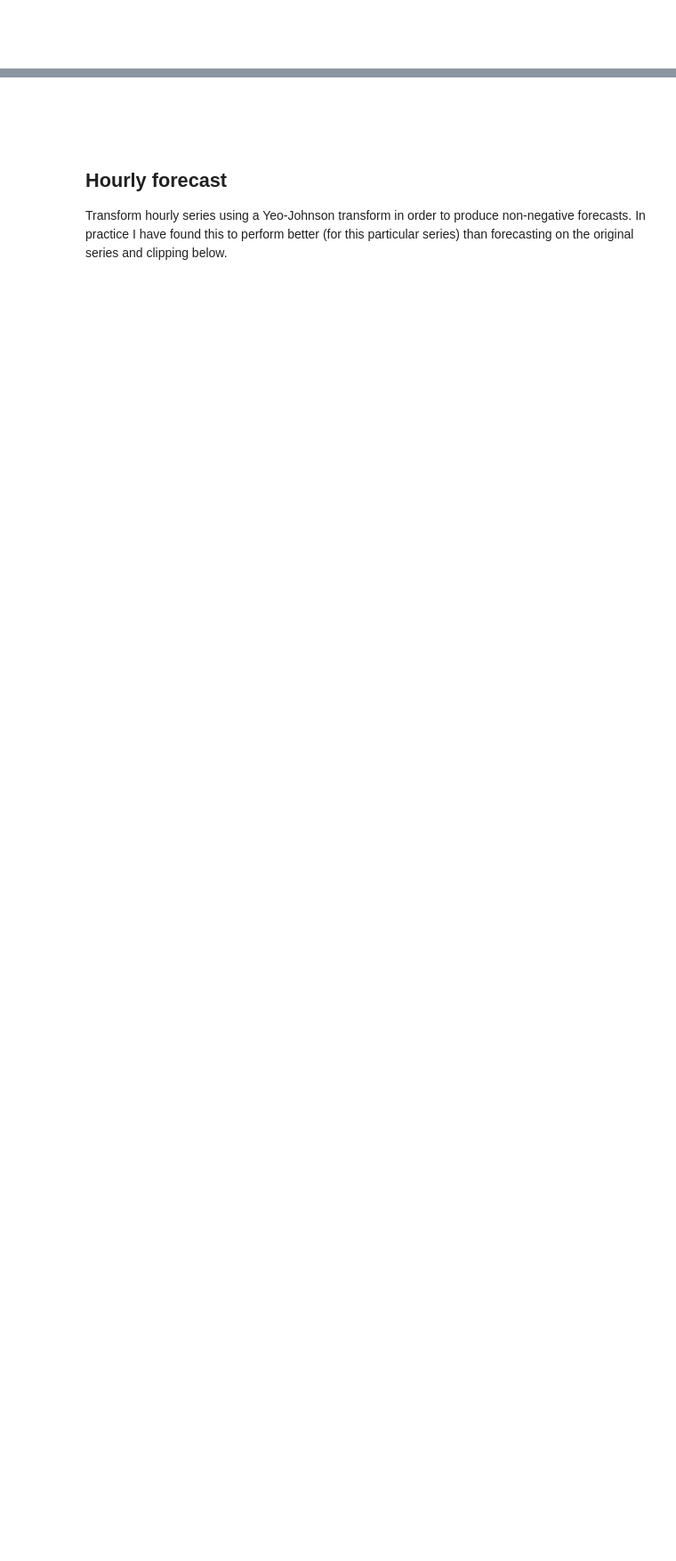
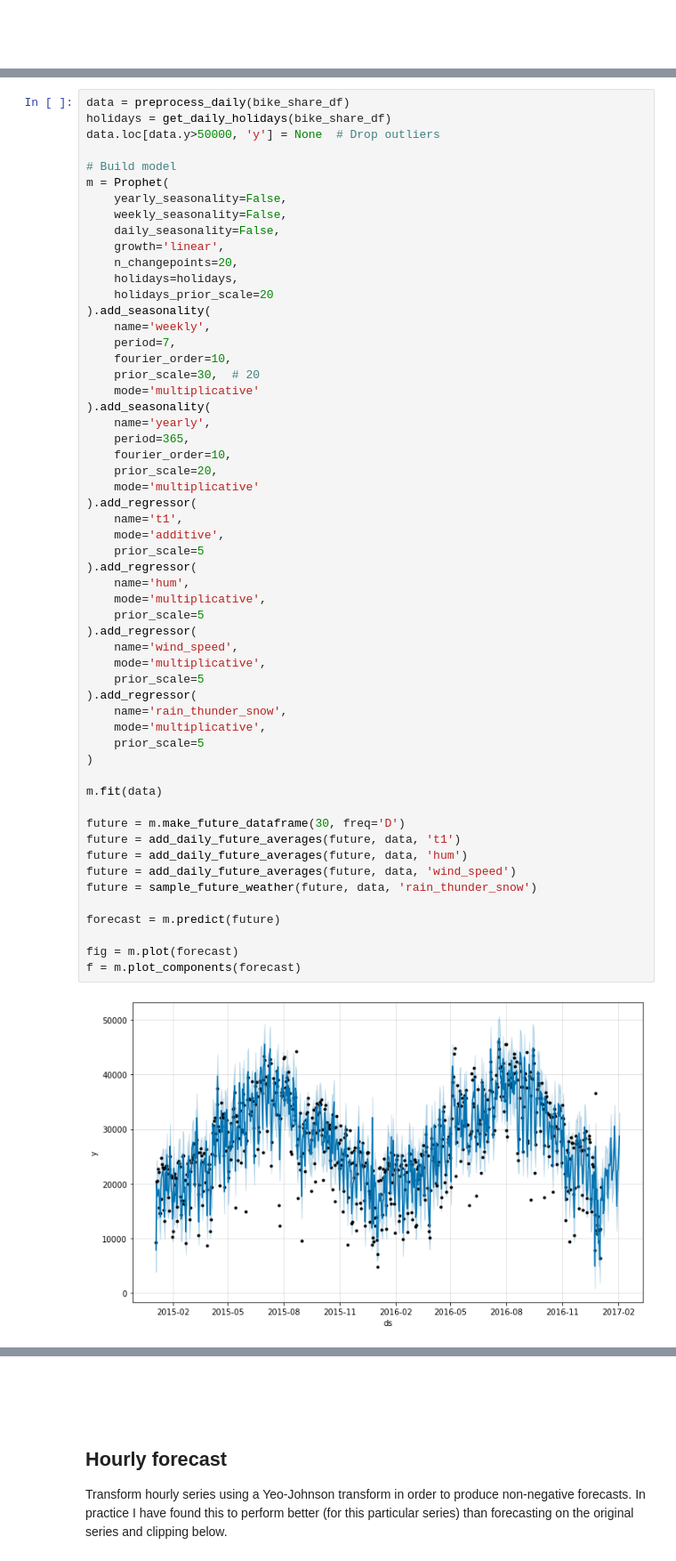
Before and after one commit to W-Tran/london-bike-share, a Jupyter notebook: london_bike_share.ipynb, the cells around one changed output, grey strips where cells are left out. Shown at 89% size. Drawn from its saved outputs; the diff is of its cells as text; blank space fills up the shorter version.

```diff
--- a/london_bike_share.ipynb
+++ b/london_bike_share.ipynb
@@ -342,0 +229,58 @@ f = m.plot_components(forecast)
+# %%
+data = preprocess_daily(bike_share_df)
+holidays = get_daily_holidays(bike_share_df)
+data.loc[data.y>50000, 'y'] = None  # Drop outliers
+
+# Build model
+m = Prophet(
+    yearly_seasonality=False,
+    weekly_seasonality=False,
+    daily_seasonality=False,
+    growth='linear',
+    n_changepoints=20,
+    holidays=holidays,
+    holidays_prior_scale=20
+).add_seasonality(
+    name='weekly',
+    period=7,
+    fourier_order=10,
+    prior_scale=30,  # 20
+    mode='multiplicative'
+).add_seasonality(
+    name='yearly',
+    period=365,
+    fourier_order=10,
+    prior_scale=20,
+    mode='multiplicative'
+).add_regressor(
+    name='t1',
+    mode='additive',
+    prior_scale=5
+).add_regressor(
+    name='hum',
+    mode='multiplicative',
+    prior_scale=5
+).add_regressor(
+    name='wind_speed',
+    mode='multiplicative',
+    prior_scale=5
+).add_regressor(
+    name='rain_thunder_snow',
+    mode='multiplicative',
+    prior_scale=5
+)
+
+m.fit(data)
+
+future = m.make_future_dataframe(30, freq='D')
+future = add_daily_future_averages(future, data, 't1')
+future = add_daily_future_averages(future, data, 'hum')
+future = add_daily_future_averages(future, data, 'wind_speed')
+future = sample_future_weather(future, data, 'rain_thunder_snow')
+
+forecast = m.predict(future)
+
+fig = m.plot(forecast)
+f = m.plot_components(forecast)
+# %% [output]
+[figure, added]
```
Also changed, not shown: parts of 22 cells of this notebook.
